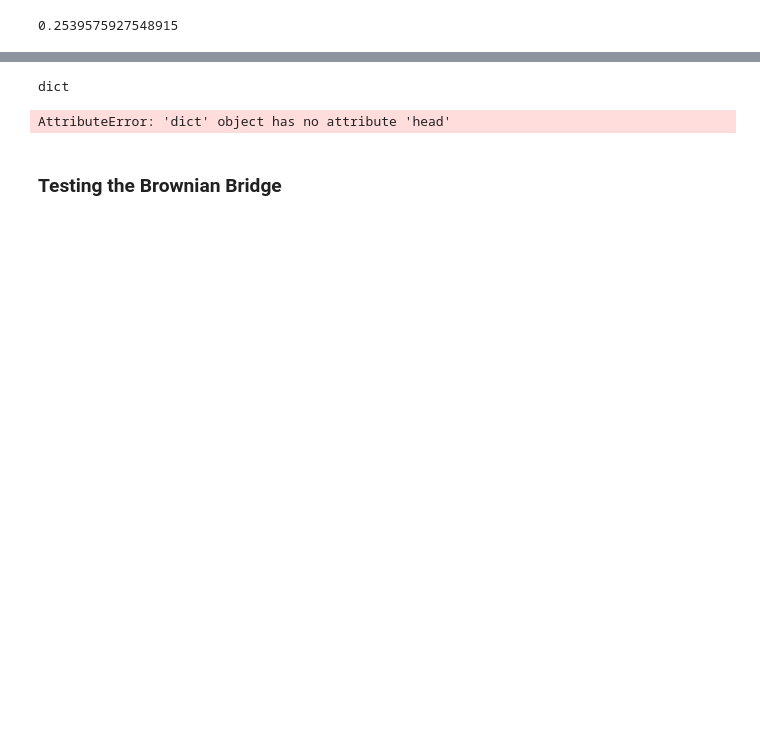
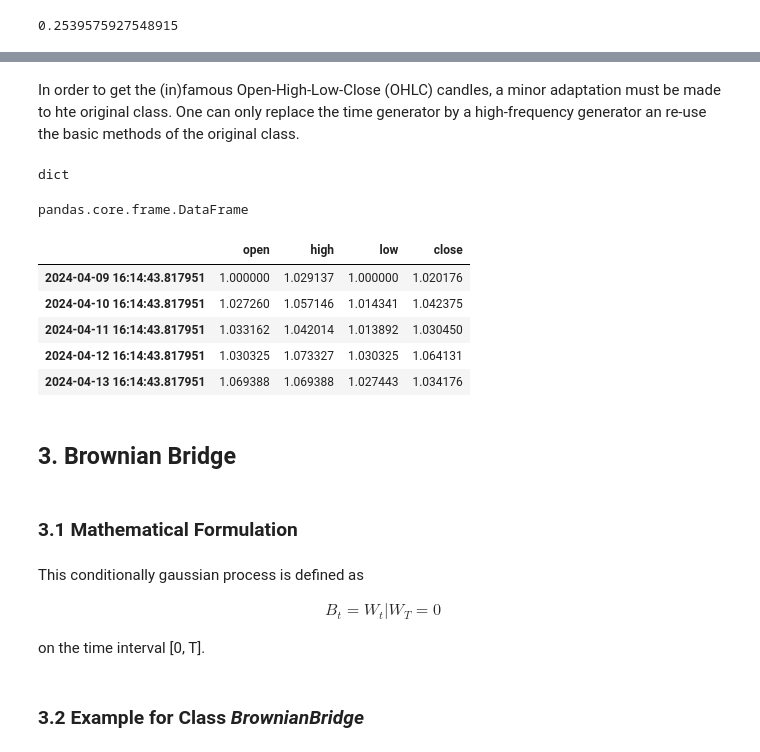
Before and after one commit to PascalLemieux/Paths-Generation, a Jupyter notebook: notebooks/processes.ipynb, the cells around one changed output, grey strips where cells are left out. Saved outputs shown, nothing was run; the diff lists cells and outputs as text; code cells hidden in the pictures; blank space fills up the shorter version.

```diff
--- a/notebooks/processes.ipynb
+++ b/notebooks/processes.ipynb
@@ -151,3 +191,5 @@ gbm.theoretical_std_dev()
+# %% [markdown]
+In order to get the (in)famous Open-High-Low-Close (OHLC) candles, a minor adaptation must be made to hte original class. One can only replace the time generator by a high-frequency generator an re-use the basic methods of the original class.
 # %%
 gbm_ohlc = GeometricBrownianMotionCandle(volatility=0.5,
                                          sampling_rate=24,
@@ -156,15 +198,39 @@ gbm_ohlc = GeometricBrownianMotionCandle(volatility=0.5,
                                          maturity=1)
 # %%
 df_gbm_ohlc = gbm_ohlc(5)
-type(df_gbm_ohlc)
-# %% [output]
-dict
+# %%
+# Because of the higher dimensionality of the output,
+# the DataFrames are stored in a dict indexed by the path number.
+type(df_gbm_ohlc)
+# %% [output]
+dict
+# %%
+type(df_gbm_ohlc[0])
+# %% [output]
+pandas.core.frame.DataFrame
 # %%
-df_gbm_ohlc.head()
+df_gbm_ohlc[0].head()
 # %% [output]
-AttributeError: 'dict' object has no attribute 'head'
+|  | open | high | low | close |
+| 2024-04-09 16:14:43.817951 | 1.000000 | 1.029137 | 1.000000 | 1.020176 |
+| 2024-04-10 16:14:43.817951 | 1.027260 | 1.057146 | 1.014341 | 1.042375 |
+| 2024-04-11 16:14:43.817951 | 1.033162 | 1.042014 | 1.013892 | 1.030450 |
+| 2024-04-12 16:14:43.817951 | 1.030325 | 1.073327 | 1.030325 | 1.064131 |
+| 2024-04-13 16:14:43.817951 | 1.069388 | 1.069388 | 1.027443 | 1.034176 |
 # %% [markdown]
-### Testing the Brownian Bridge
+## 3. Brownian Bridge
+# %% [markdown]
+### 3.1 Mathematical Formulation
+# %% [markdown]
+This conditionally gaussian process is defined as
+
+\begin{gather*}
+B_t = W_t | W_T = 0
+\end{gather*}
+
+on the time interval [0, T].
+# %% [markdown]
+### 3.2 Example for Class <i>BrownianBridge
 # %%
 bb = BrownianBridge(0.25)
 # %%
```
Also changed, not shown: parts of 26 cells of this notebook.
